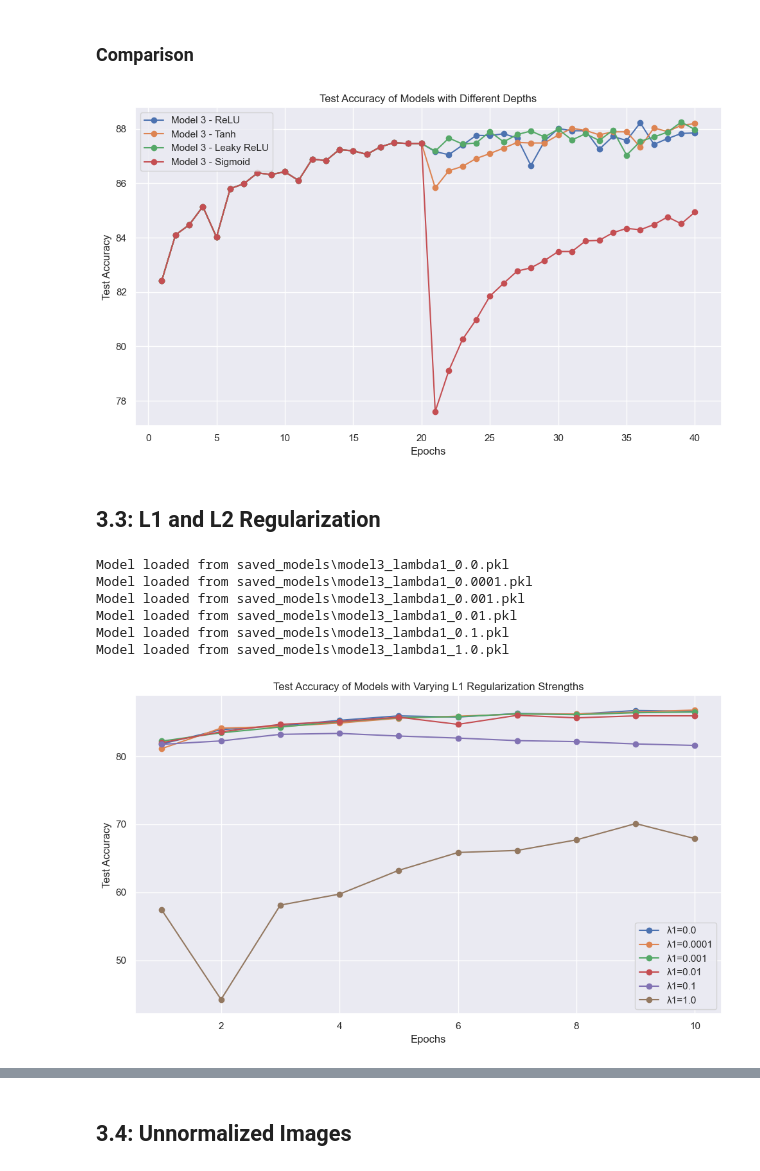
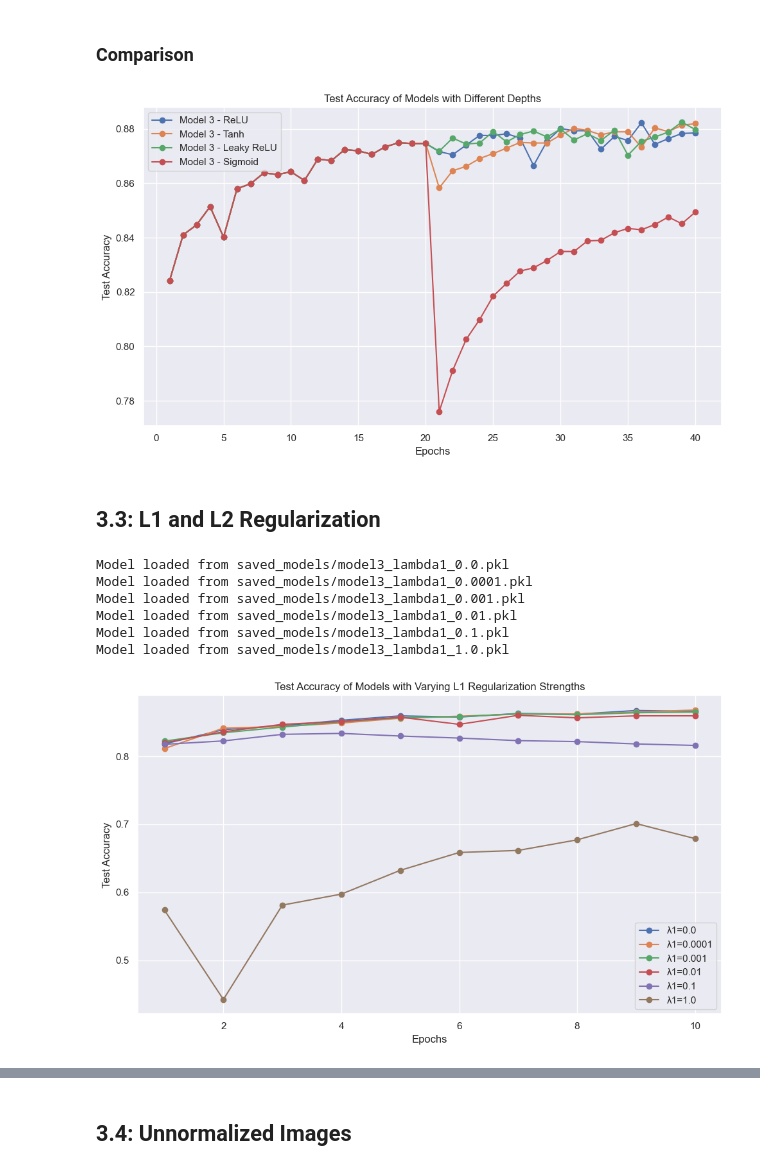
Before and after one commit to NickMilin/COMP551_A3, a Jupyter notebook: COMP551_A3.ipynb, the cells around one changed output, grey strips where cells are left out. Cells and saved outputs as stored; diff of their text form; code cells hidden in the pictures.

```diff
--- a/COMP551_A3.ipynb
+++ b/COMP551_A3.ipynb
@@ -184,7 +184,7 @@ for model_name, model in models:
     if model is None:
         continue
     epochs = range(1, len(model.loss_history) + 1)
-    plt.plot(epochs, [a*100 for a in model.test_accuracy_history], marker='o', label=model_name)
+    plt.plot(epochs, model.test_accuracy_history, marker='o', label=model_name)
 plt.title('Test Accuracy of Models with varying depths and layers')
 plt.xlabel('Epochs')
 plt.ylabel('Accuracy')
@@ -272,21 +272,21 @@ Model loaded from saved_models/model2.4.pkl
 # %%
 # Comparison of models test accuracy
 models = [('Model 3 - ReLU', model3_ReLU_Extra), ('Model 3 - Tanh', model3_tanh), ('Model 3 - Leaky ReLU', model3_leakyReLU), ('Model 3 - Sigmoid', model3_sigmoid)]
 plt.figure(figsize=(10, 6))
 for model_name, model in models:
     if model is None:
         continue
     epochs = range(1, len(model.loss_history) + 1)
-    plt.plot(epochs, [a*100 for a in model.test_accuracy_history], marker='o', label=model_name)
+    plt.plot(epochs, model.test_accuracy_history, marker='o', label=model_name)
 plt.title('Test Accuracy of Models with Different Depths')
 plt.xlabel('Epochs')
 plt.ylabel('Test Accuracy')
 plt.legend()
 plt.grid(True)
 plt.tight_layout()
 plt.show()
 # %% [output]
-[figure, old version]
+[figure, new version]
 # %% [markdown]
 ## 3.3: L1 and L2 Regularization
 # %%
@@ -299,7 +299,7 @@ for i, l in enumerate(lambda_ranges):
         model = MLP(input_size, output_size, activation_function=relu(), num_hidden_layers=2, units=[256,256])
         model.fit(train_loader, test_loader, 0.01, 10, lambda_l1=l)
         save_model(model, f'model3_lambda1_{l}')
-    plt.plot(range(1, len(model.test_accuracy_history) + 1), [a*100 for a in model.test_accuracy_history], marker='o', label=f'λ1={l}')
+    plt.plot(range(1, len(model.test_accuracy_history) + 1), model.test_accuracy_history, marker='o', label=f'λ1={l}')
 
 plt.title('Test Accuracy of Models with Varying L1 Regularization Strengths')
 plt.xlabel('Epochs')
@@ -309,12 +309,12 @@ plt.grid(True)
 plt.tight_layout()
 plt.show()
 # %% [output]
-Model loaded from saved_models\model3_lambda1_0.0.pkl
-Model loaded from saved_models\model3_lambda1_0.0001.pkl
-Model loaded from saved_models\model3_lambda1_0.001.pkl
-Model loaded from saved_models\model3_lambda1_0.01.pkl
-Model loaded from saved_models\model3_lambda1_0.1.pkl
-Model loaded from saved_models\model3_lambda1_1.0.pkl
+Model loaded from saved_models/model3_lambda1_0.0.pkl
+Model loaded from saved_models/model3_lambda1_0.0001.pkl
+Model loaded from saved_models/model3_lambda1_0.001.pkl
+Model loaded from saved_models/model3_lambda1_0.01.pkl
+Model loaded from saved_models/model3_lambda1_0.1.pkl
+Model loaded from saved_models/model3_lambda1_1.0.pkl
 [figure]
 # %%
 # Experimenting with L2 regularization strengths
```
Also changed, not shown: parts of 11 cells of this notebook.
